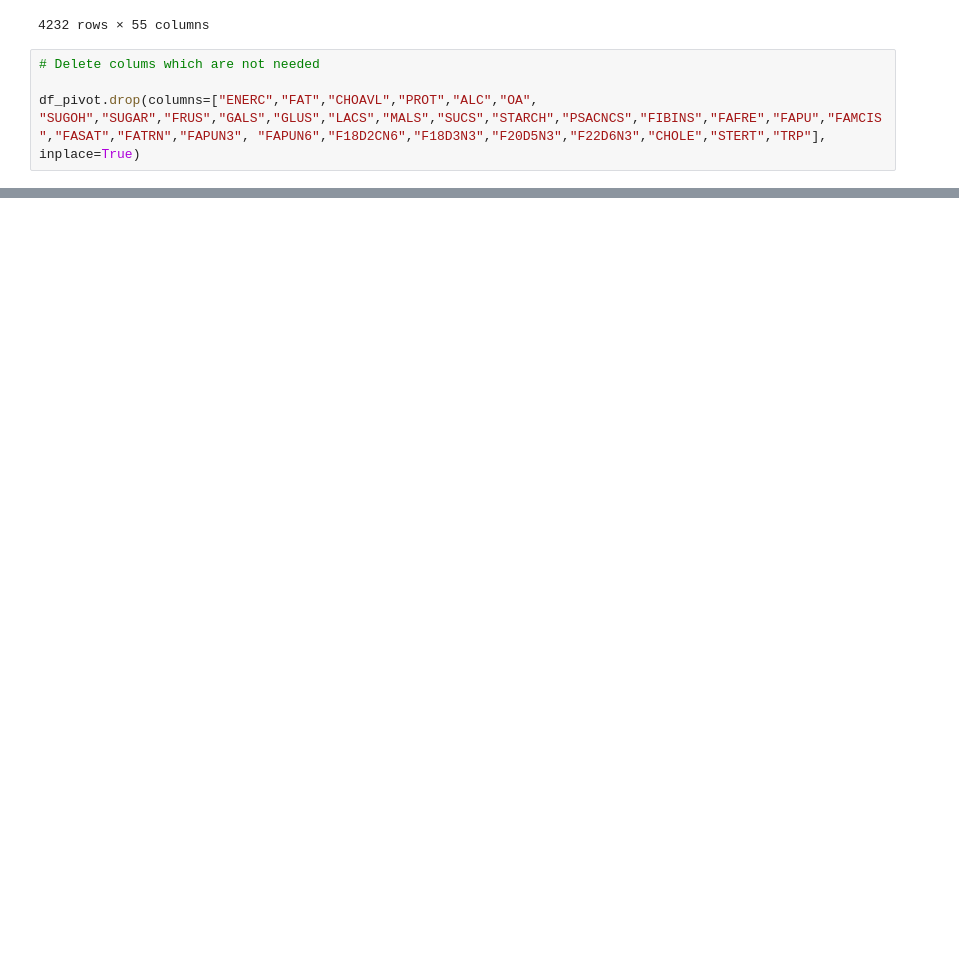
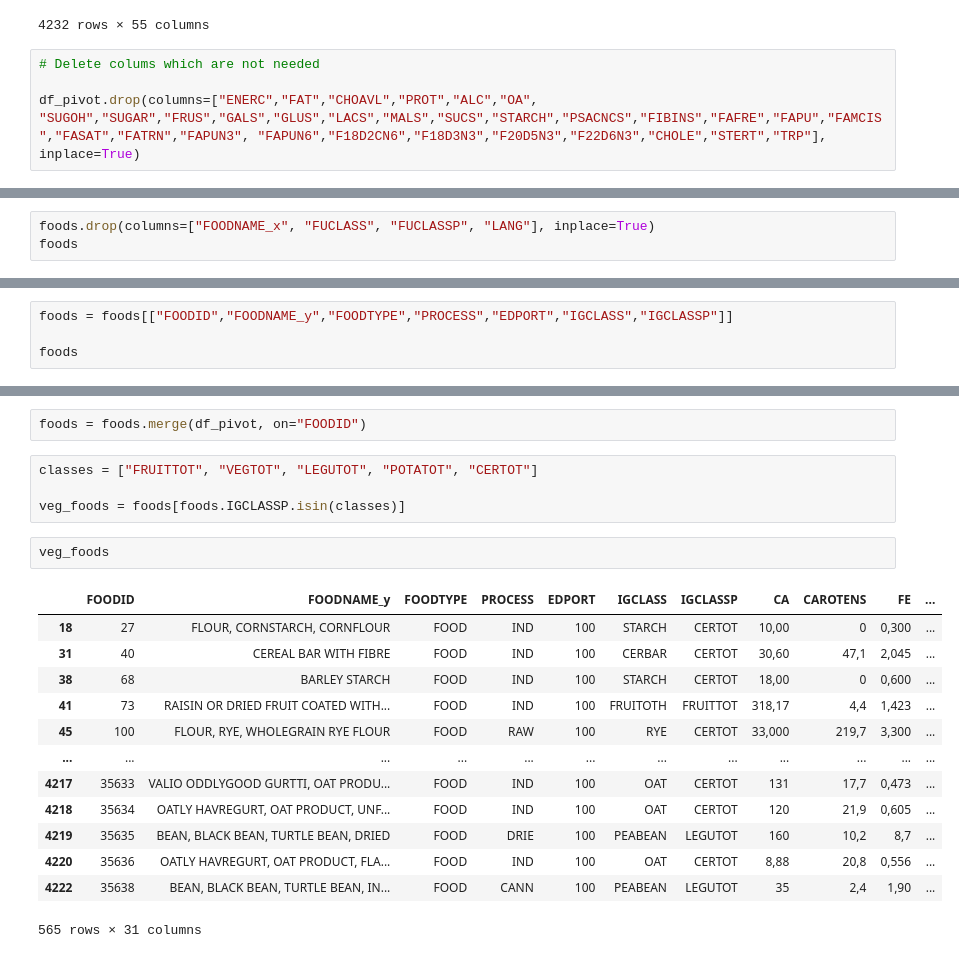
Before and after one commit to rho-group/vegetable-tracker, a Jupyter notebook: nutritions_clean.ipynb, the cells around one changed output, grey strips where cells are left out. Drawn from its saved outputs; the diff is of its cells as text; blank space fills up the shorter version.

```diff
--- a/nutritions_clean.ipynb
+++ b/nutritions_clean.ipynb
@@ -81,0 +90,3 @@ df_pivot.loc[df_pivot]
+# %%
+foods.drop(columns=["FOODNAME_x", "FUCLASS", "FUCLASSP", "LANG"], inplace=True)
+foods
@@ -81,0 +107,4 @@ df_pivot.loc[df_pivot]
+# %%
+foods = foods[["FOODID","FOODNAME_y","FOODTYPE","PROCESS","EDPORT","IGCLASS","IGCLASSP"]]
+
+foods
@@ -81,0 +125,22 @@ df_pivot.loc[df_pivot]
+# %%
+foods = foods.merge(df_pivot, on="FOODID")
+# %%
+classes = ["FRUITTOT", "VEGTOT", "LEGUTOT", "POTATOT", "CERTOT"]
+
+veg_foods = foods[foods.IGCLASSP.isin(classes)]
+# %%
+veg_foods
+# %% [output]
+|  | FOODID | FOODNAME_y | FOODTYPE | PROCESS | EDPORT | IGCLASS | IGCLASSP | CA | CAROTENS | FE | ... |
+| 18 | 27 | FLOUR, CORNSTARCH, CORNFLOUR | FOOD | IND | 100 | STARCH | CERTOT | 10,00 | 0 | 0,300 | ... |
+| 31 | 40 | CEREAL BAR WITH FIBRE | FOOD | IND | 100 | CERBAR | CERTOT | 30,60 | 47,1 | 2,045 | ... |
+| 38 | 68 | BARLEY STARCH | FOOD | IND | 100 | STARCH | CERTOT | 18,00 | 0 | 0,600 | ... |
+| 41 | 73 | RAISIN OR DRIED FRUIT COATED WITH... | FOOD | IND | 100 | FRUITOTH | FRUITTOT | 318,17 | 4,4 | 1,423 | ... |
+| 45 | 100 | FLOUR, RYE, WHOLEGRAIN RYE FLOUR | FOOD | RAW | 100 | RYE | CERTOT | 33,000 | 219,7 | 3,300 | ... |
+| ... | ... | ... | ... | ... | ... | ... | ... | ... | ... | ... | ... |
+| 4217 | 35633 | VALIO ODDLYGOOD GURTTI, OAT PRODU... | FOOD | IND | 100 | OAT | CERTOT | 131 | 17,7 | 0,473 | ... |
+| 4218 | 35634 | OATLY HAVREGURT, OAT PRODUCT, UNF... | FOOD | IND | 100 | OAT | CERTOT | 120 | 21,9 | 0,605 | ... |
+| 4219 | 35635 | BEAN, BLACK BEAN, TURTLE BEAN, DRIED | FOOD | DRIE | 100 | PEABEAN | LEGUTOT | 160 | 10,2 | 8,7 | ... |
+| 4220 | 35636 | OATLY HAVREGURT, OAT PRODUCT, FLA... | FOOD | IND | 100 | OAT | CERTOT | 8,88 | 20,8 | 0,556 | ... |
+| 4222 | 35638 | BEAN, BLACK BEAN, TURTLE BEAN, IN... | FOOD | CANN | 100 | PEABEAN | LEGUTOT | 35 | 2,4 | 1,90 | ... |
+565 rows × 31 columns
```
Also changed, not shown: parts of 16 cells of this notebook, 1 other file.
